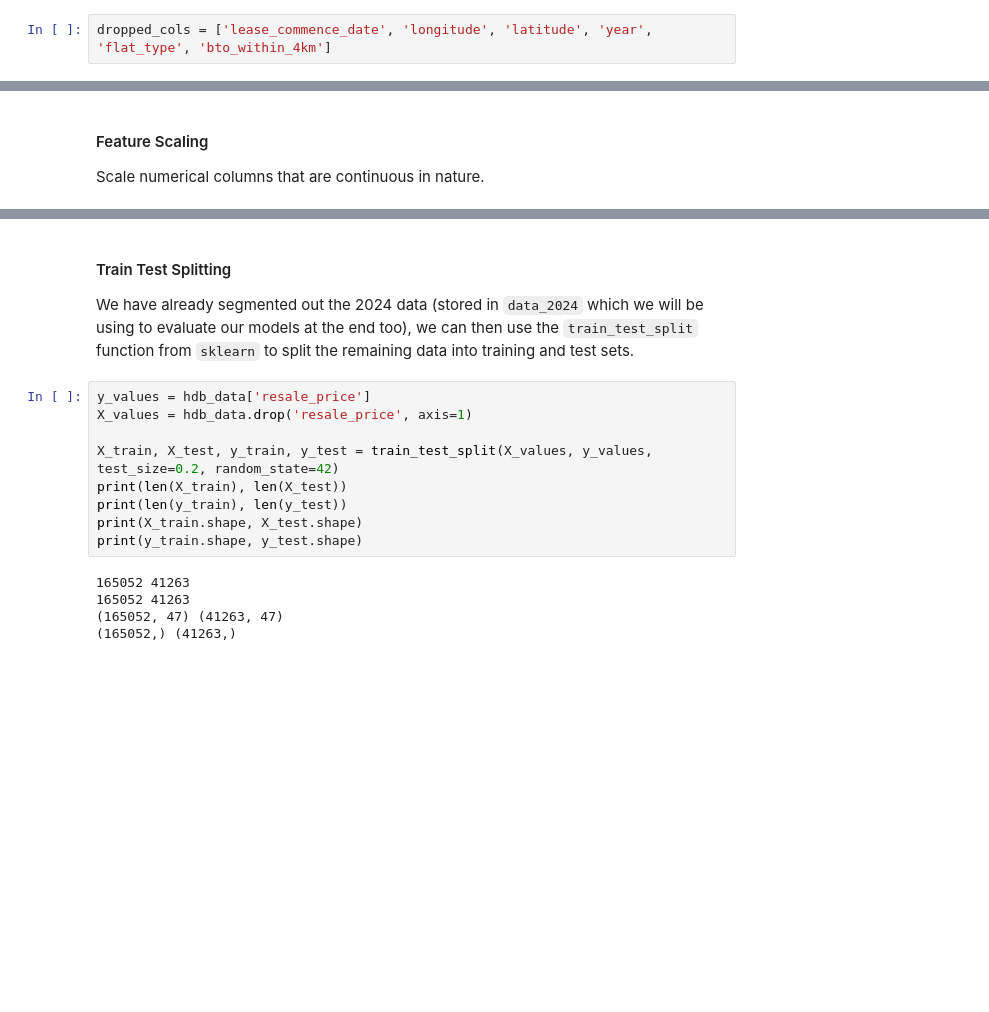
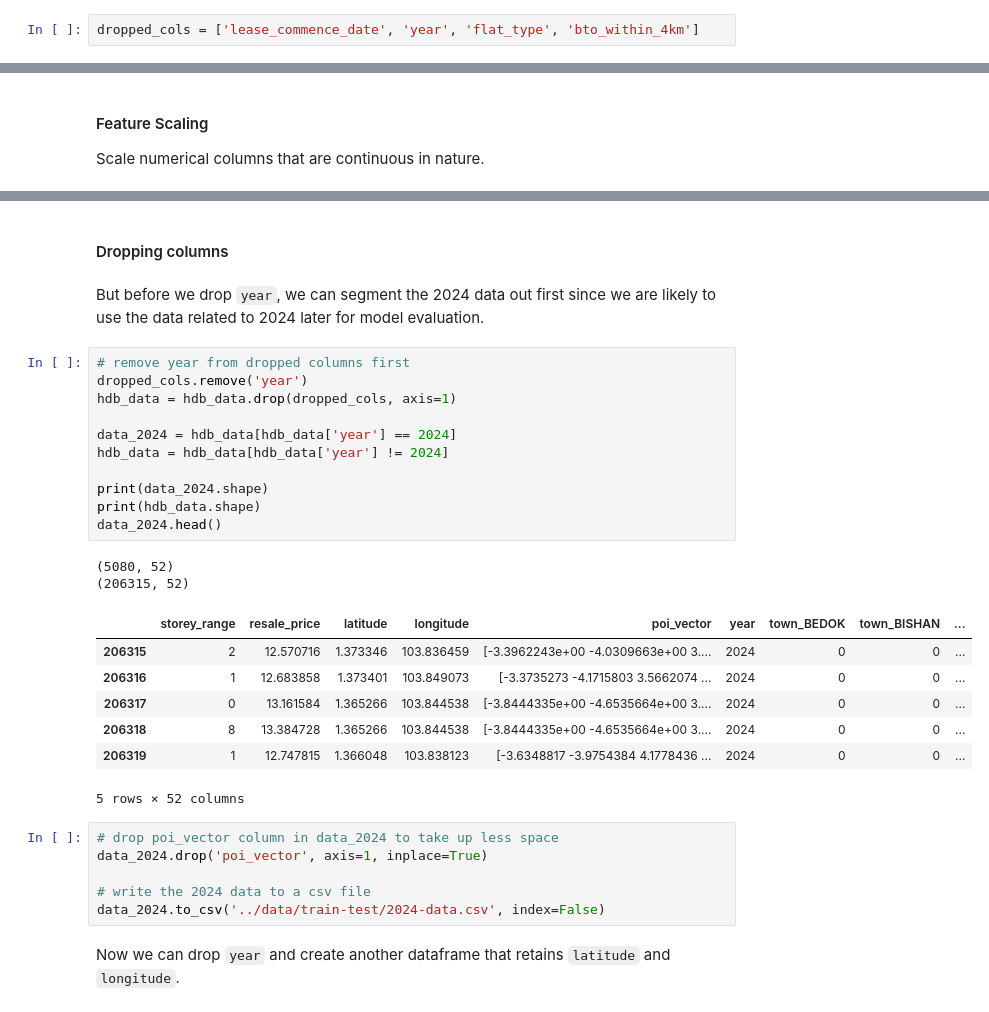
Before and after one commit to joesurf/Housing-Price-Time-Series-Forecasting, a Jupyter notebook: src/pre_modelling.ipynb, the cells around one changed output, grey strips where cells are left out. Drawn from its saved outputs; the diff is of its cells as text; blank space fills up the shorter version.

```diff
--- a/src/pre_modelling.ipynb
+++ b/src/pre_modelling.ipynb
@@ -391,5 +395,5 @@ We decided to retain `floor_area_sqm`, `remaining_lease`, `bto_supply_within_4km
 # %%
-dropped_cols = ['lease_commence_date', 'longitude', 'latitude', 'year', 'flat_type', 'bto_within_4km']
+dropped_cols = ['lease_commence_date', 'year', 'flat_type', 'bto_within_4km']
 # %% [markdown]
 In addition, we can also drop the `block` and `street_name` since we already have `address`.
 
@@ -490,18 +464,33 @@ hdb_data.head()
-# %% [markdown]
-#### Train Test Splitting
-
-We have already segmented out the 2024 data (stored in `data_2024` which we will be using to evaluate our models at the end too), we can then use the `train_test_split` function from `sklearn` to split the remaining data into training and test sets.
-# %%
-y_values = hdb_data['resale_price']
-X_values = hdb_data.drop('resale_price', axis=1)
-
-X_train, X_test, y_train, y_test = train_test_split(X_values, y_values, test_size=0.2, random_state=42)
-print(len(X_train), len(X_test))
-print(len(y_train), len(y_test))
-print(X_train.shape, X_test.shape)
-print(y_train.shape, y_test.shape)
-# %% [output]
-165052 41263
-165052 41263
-(165052, 47) (41263, 47)
-(165052,) (41263,)
+# %% [markdown]
+#### Dropping columns
+# %% [markdown]
+But before we drop `year`, we can segment the 2024 data out first since we are likely to use the data related to 2024 later for model evaluation.
+# %%
+# remove year from dropped columns first
+dropped_cols.remove('year')
+hdb_data = hdb_data.drop(dropped_cols, axis=1)
+
+data_2024 = hdb_data[hdb_data['year'] == 2024]
+hdb_data = hdb_data[hdb_data['year'] != 2024]
+
+print(data_2024.shape)
+print(hdb_data.shape)
+data_2024.head()
+# %% [output]
+(5080, 52)
+(206315, 52)
+|  | storey_range | resale_price | latitude | longitude | poi_vector | year | town_BEDOK | town_BISHAN | ... |
+| 206315 | 2 | 12.570716 | 1.373346 | 103.836459 | [-3.3962243e+00 -4.0309663e+00 3.... | 2024 | 0 | 0 | ... |
+| 206316 | 1 | 12.683858 | 1.373401 | 103.849073 | [-3.3735273 -4.1715803 3.5662074 ... | 2024 | 0 | 0 | ... |
+| 206317 | 0 | 13.161584 | 1.365266 | 103.844538 | [-3.8444335e+00 -4.6535664e+00 3.... | 2024 | 0 | 0 | ... |
+| 206318 | 8 | 13.384728 | 1.365266 | 103.844538 | [-3.8444335e+00 -4.6535664e+00 3.... | 2024 | 0 | 0 | ... |
+| 206319 | 1 | 12.747815 | 1.366048 | 103.838123 | [-3.6348817 -3.9754384 4.1778436 ... | 2024 | 0 | 0 | ... |
+5 rows × 52 columns
+# %%
+# drop poi_vector column in data_2024 to take up less space
+data_2024.drop('poi_vector', axis=1, inplace=True)
+
+# write the 2024 data to a csv file
+data_2024.to_csv('../data/train-test/2024-data.csv', index=False)
+# %% [markdown]
+Now we can drop `year` and create another dataframe that retains `latitude` and `longitude`.
```
Also changed, not shown: parts of 27 cells of this notebook.
